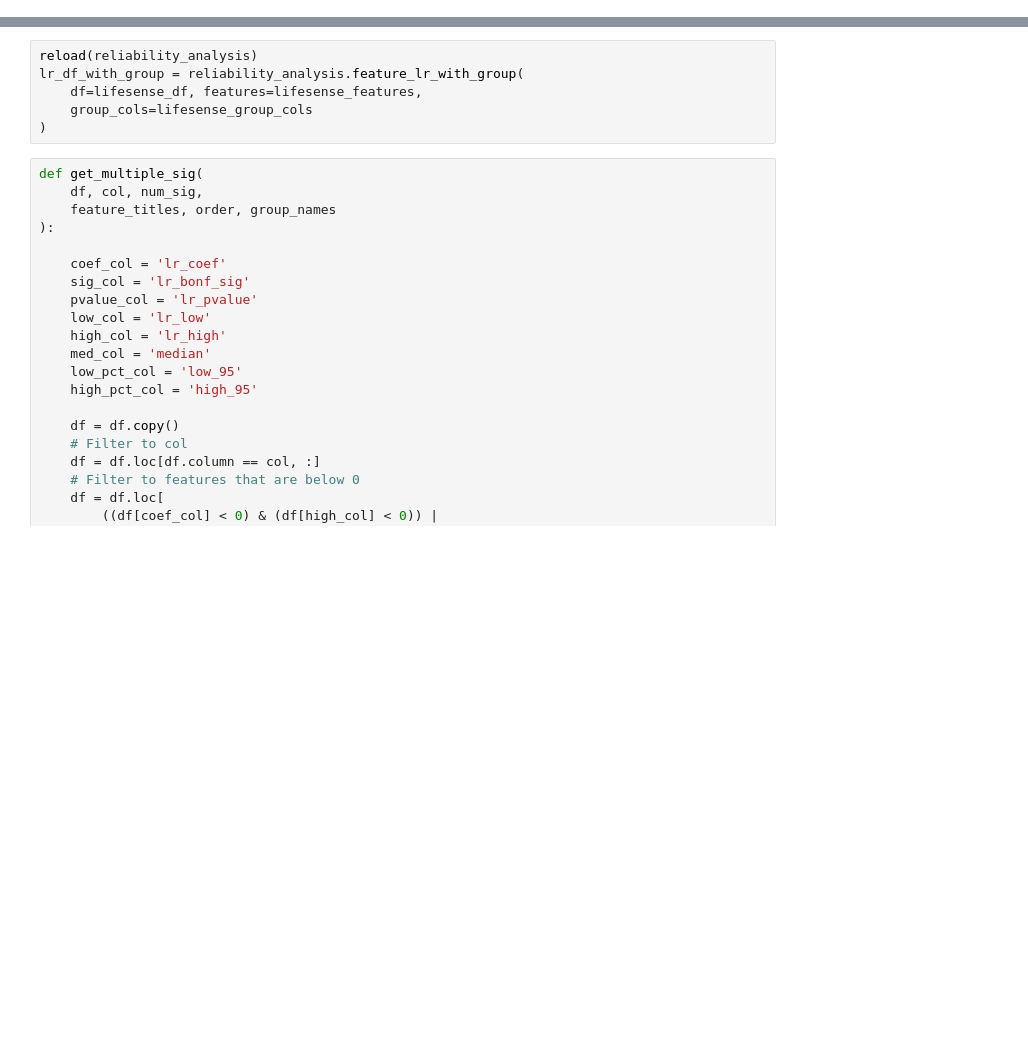
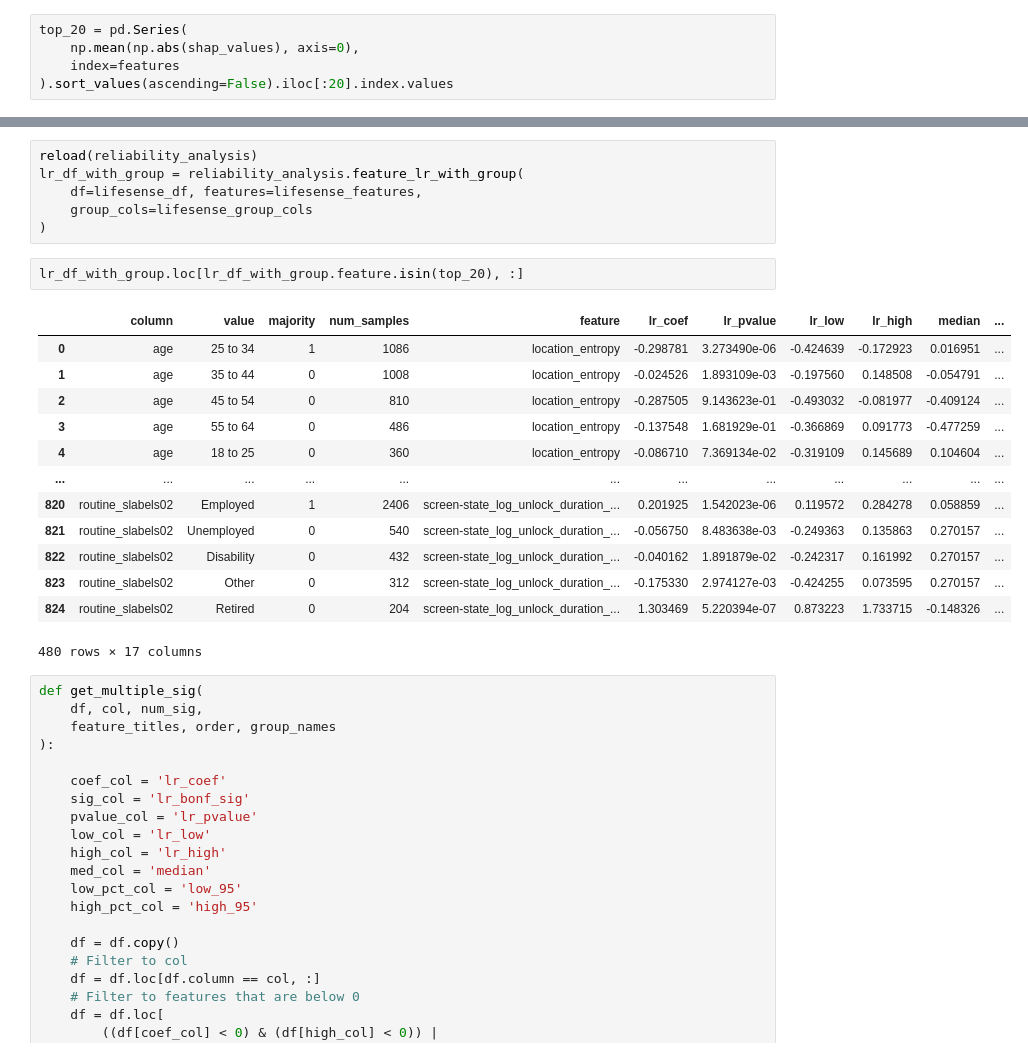
Before and after one commit to dadler6/reliability_depression_ml, a Jupyter notebook: notebooks/reliability_analysis.ipynb, the cells around one changed output, grey strips where cells are left out. Saved outputs shown, nothing was run; the diff lists cells and outputs as text; blank space fills up the shorter version.

```diff
--- a/notebooks/reliability_analysis.ipynb
+++ b/notebooks/reliability_analysis.ipynb
@@ -433,3 +462,8 @@ No data for colormapping provided via 'c'. Parameters 'vmin', 'vmax' will be ign
+# %%
+top_20 = pd.Series(
+    np.mean(np.abs(shap_values), axis=0),
+    index=features
+).sort_values(ascending=False).iloc[:20].index.values
 # %% [markdown]
 # Behavior Regression Analysis
 # %%
@@ -438,6 +472,22 @@ lr_df_with_group = reliability_analysis.feature_lr_with_group(
     df=lifesense_df, features=lifesense_features,
     group_cols=lifesense_group_cols
 )
+# %%
+lr_df_with_group.loc[lr_df_with_group.feature.isin(top_20), :]
+# %% [output]
+|  | column | value | majority | num_samples | feature | lr_coef | lr_pvalue | lr_low | lr_high | median | ... |
+| 0 | age | 25 to 34 | 1 | 1086 | location_entropy | -0.298781 | 3.273490e-06 | -0.424639 | -0.172923 | 0.016951 | ... |
+| 1 | age | 35 to 44 | 0 | 1008 | location_entropy | -0.024526 | 1.893109e-03 | -0.197560 | 0.148508 | -0.054791 | ... |
+| 2 | age | 45 to 54 | 0 | 810 | location_entropy | -0.287505 | 9.143623e-01 | -0.493032 | -0.081977 | -0.409124 | ... |
+| 3 | age | 55 to 64 | 0 | 486 | location_entropy | -0.137548 | 1.681929e-01 | -0.366869 | 0.091773 | -0.477259 | ... |
+| 4 | age | 18 to 25 | 0 | 360 | location_entropy | -0.086710 | 7.369134e-02 | -0.319109 | 0.145689 | 0.104604 | ... |
+| ... | ... | ... | ... | ... | ... | ... | ... | ... | ... | ... | ... |
+| 820 | routine_slabels02 | Employed | 1 | 2406 | screen-state_log_unlock_duration_... | 0.201925 | 1.542023e-06 | 0.119572 | 0.284278 | 0.058859 | ... |
+| 821 | routine_slabels02 | Unemployed | 0 | 540 | screen-state_log_unlock_duration_... | -0.056750 | 8.483638e-03 | -0.249363 | 0.135863 | 0.270157 | ... |
+| 822 | routine_slabels02 | Disability | 0 | 432 | screen-state_log_unlock_duration_... | -0.040162 | 1.891879e-02 | -0.242317 | 0.161992 | 0.270157 | ... |
+| 823 | routine_slabels02 | Other | 0 | 312 | screen-state_log_unlock_duration_... | -0.175330 | 2.974127e-03 | -0.424255 | 0.073595 | 0.270157 | ... |
+| 824 | routine_slabels02 | Retired | 0 | 204 | screen-state_log_unlock_duration_... | 1.303469 | 5.220394e-07 | 0.873223 | 1.733715 | -0.148326 | ... |
+480 rows × 17 columns
 # %%
 def get_multiple_sig(
     df, col, num_sig,
```
Also changed, not shown: parts of 22 cells of this notebook, 1 other file.
